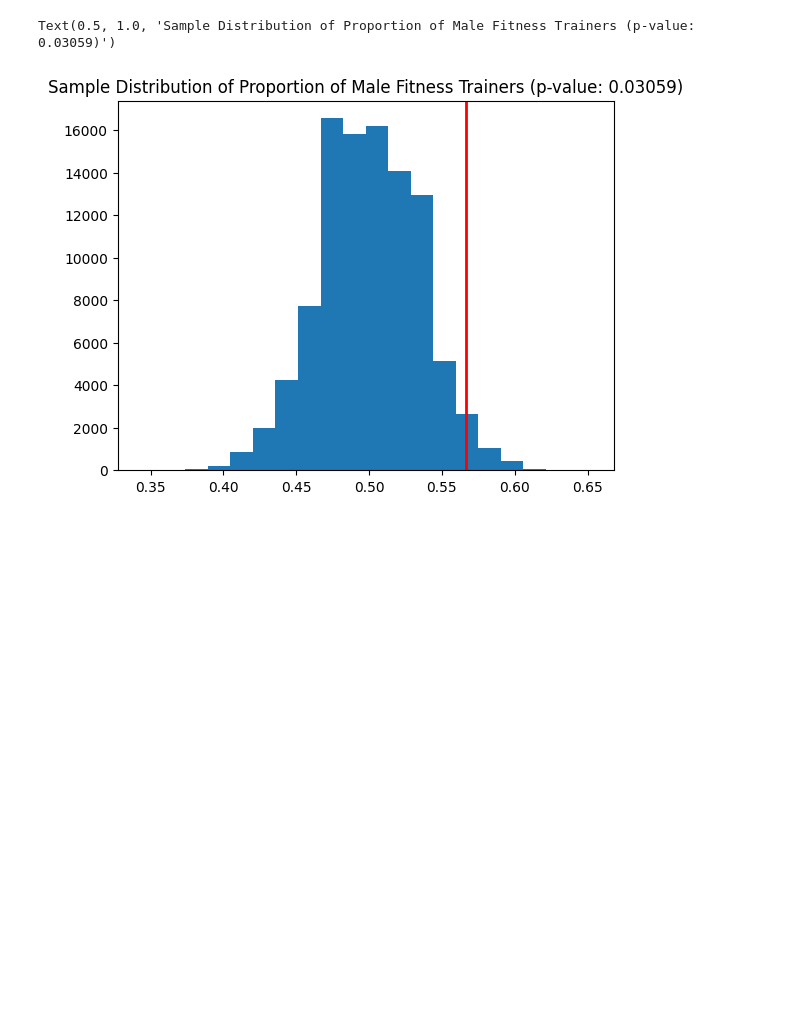
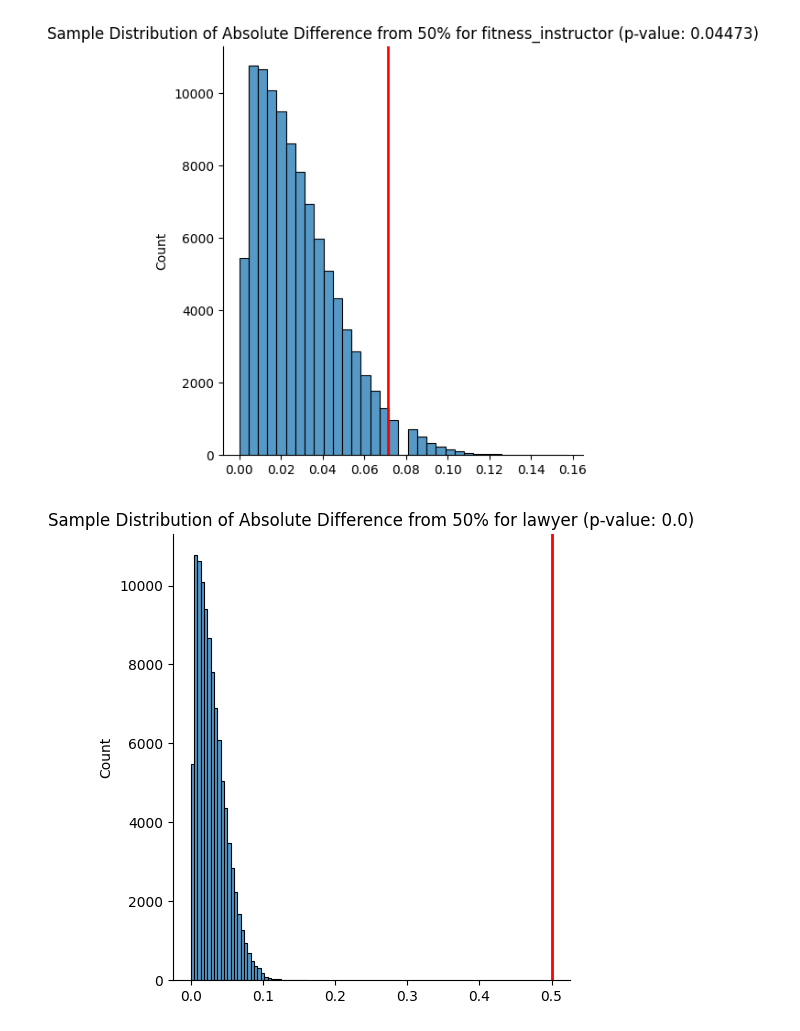
Before and after one commit to Grizlucks/DSC180B-CapstoneFinalProject, a Jupyter notebook: statistical_testing.ipynb, the cells around one changed output. Saved outputs shown, nothing was run; the diff lists cells and outputs as text; code cells hidden in the pictures; blank space fills up the shorter version.

Commit message:
Finished statistical tests for our data with preliminary visualizations

```diff
--- a/statistical_testing.ipynb
+++ b/statistical_testing.ipynb
@@ -13,0 +13,13 @@ obs
+# %%
+annotations = []
+for fp in os.listdir(DATA_PATH):
+    author = re.match("(.+)Annotations.csv",fp).groups()[0]
+    annotations += [pd.read_csv(DATA_PATH+fp).iloc[:,1:].set_index("Img").rename(columns={"Gender":f"{author}_Gender".format()})]
+# %%
+male_counts = (pd.concat(annotations,axis=1) == "Male").sum(axis=1)
+# Number of non-unanimous results
+print(male_counts[(male_counts != 0) & (male_counts != 5)].shape[0])
+# Number of non-unanimous results likely attributed to human error
+print(male_counts[(male_counts == 1) | (male_counts == 4)].shape[0])
+# Number of non-unanimous results that may be contentious
+print(male_counts[(male_counts == 2) | (male_counts == 3)].shape[0])
@@ -13,0 +30,17 @@ obs
+# %%
+df = (male_counts >= 3).reset_index()
+df.columns = ["Img","is_male"]
+# %%
+proportions = {}
+sample_dist = {}
+p_vals = {}
+
+for occupation in OCCUPATIONS:
+    data_subset = df[df["Img"].str.contains(occupation)]
+
+    obs = np.mean(data_subset["is_male"])
+    proportions[occupation] = obs
+    obs = np.abs(.5 - np.mean(data_subset["is_male"]))
+    sample_stats = np.abs(.5 - np.random.choice([True,False],(data_subset.shape[0],100000)).mean(axis=0))
+    sample_dist[occupation] = {"obs":obs,"samples":sample_stats}
+    p_vals[occupation] = np.mean(sample_stats >= obs)
@@ -14,8 +75,11 @@ obs
 # %%
-p_value = np.mean(sample_stats >= obs)
-plt.hist(sample_stats,bins=20)
-plt.axvline(x=obs, color='red', linewidth=2);
-plt.title(f"Sample Distribution of Proportion of Male Fitness Trainers (p-value: {p_value})")
+for occupation in OCCUPATIONS:
+    p_value = p_vals[occupation]
+    obs, sample_stats = (sample_dist[occupation]["obs"],sample_dist[occupation]["samples"])
+    sns.displot(sample_stats,bins=35,kde=False)
+    plt.axvline(x=obs, color='red', linewidth=2);
+    plt.title(f"Sample Distribution of Absolute Difference from 50% for {occupation} (p-value: {p_value})")
+    plt.show()
 # %% [output]
-Text(0.5, 1.0, 'Sample Distribution of Proportion of Male Fitness Trainers (p-value: 0.03059)')
-[figure, old version]
+[figure, new version]
+[figure, added]
```
Also changed, not shown: parts of 9 cells of this notebook, 6 other files.
